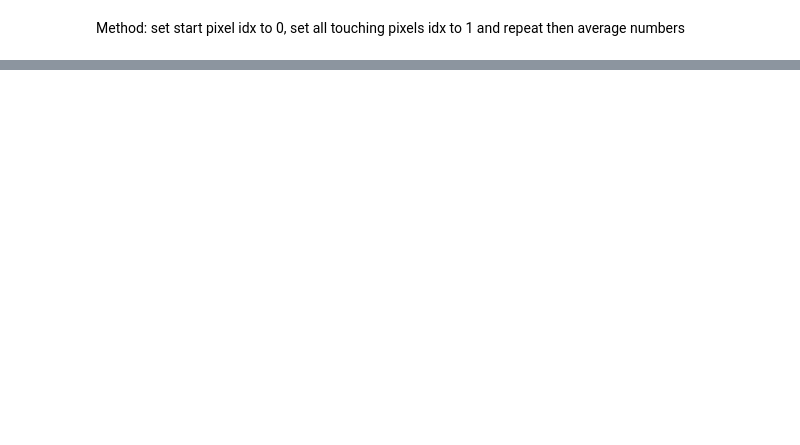
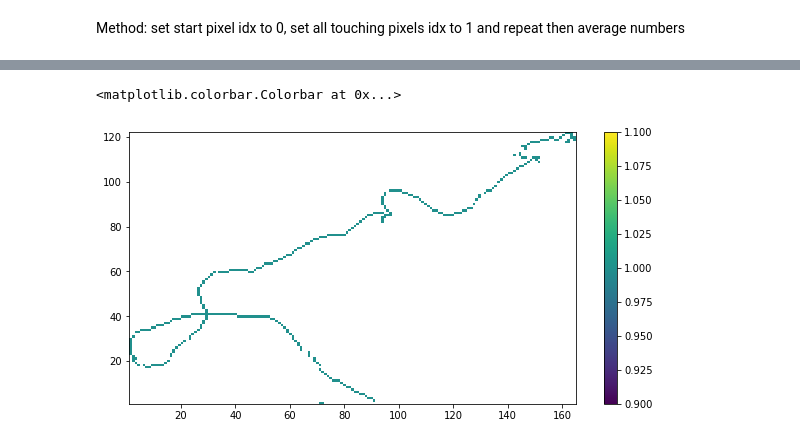
Before and after one commit to harryxni/detector_sim, a Jupyter notebook: analysis/reconstruction.ipynb, the cells around one changed output, grey strips where cells are left out. Cells and saved outputs as stored; diff of their text form; code cells hidden in the pictures; blank space fills up the shorter version.

```diff
--- a/analysis/reconstruction.ipynb
+++ b/analysis/reconstruction.ipynb
@@ -140,0 +212,6 @@ mean_z
+# %%
+pix, xedges, yedges, image = plt.hist2d(avg_track[:,0], avg_track[:,1], (max(x_pix), max(y_pix)),cmin=0.01)#, weights=avg_track[:,2])
+plt.colorbar()
+# %% [output]
+<matplotlib.colorbar.Colorbar at 0x...>
+[figure, new version]
```
Also changed, not shown: parts of 18 cells of this notebook.
